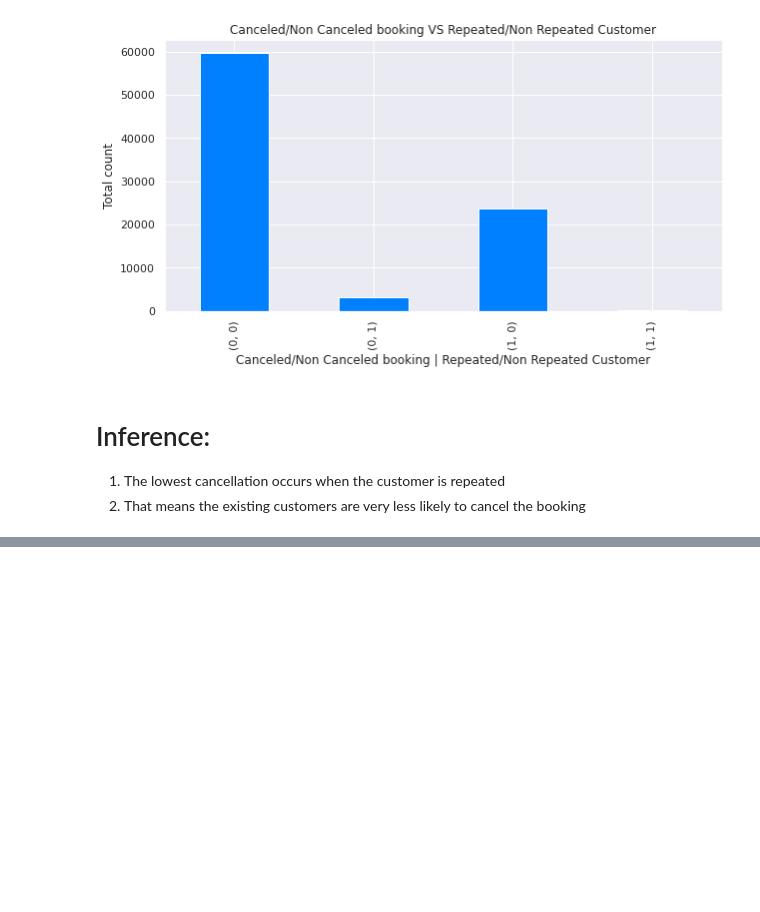
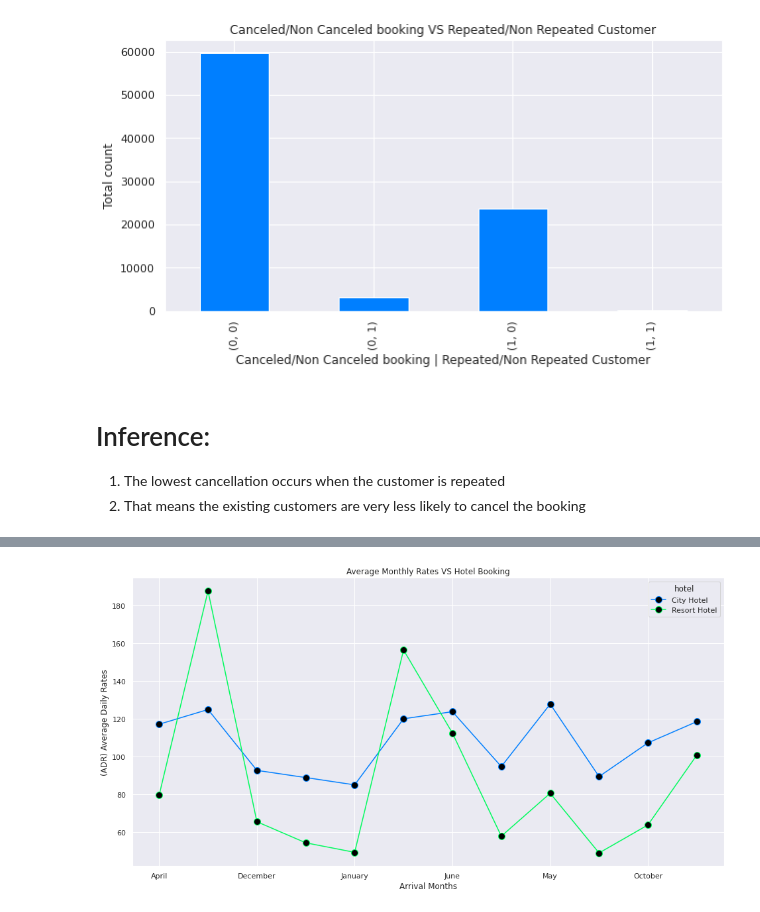
Before and after one commit to manojkb04/EDA_Hotel_Booking, a Jupyter notebook: Hotel_Booking_Analysis_Capstone_Project.ipynb, the cells around one changed output, grey strips where cells are left out. Saved outputs shown, nothing was run; the diff lists cells and outputs as text; code cells hidden in the pictures; blank space fills up the shorter version.

```diff
--- a/Hotel_Booking_Analysis_Capstone_Project.ipynb
+++ b/Hotel_Booking_Analysis_Capstone_Project.ipynb
@@ -875,0 +1036,10 @@ plt.show()
+# %%
+# Grouping the data to get the bookings occured due to average daily rate per month
+
+avg_rate_monthly_booking = data.groupby(['arrival_date_month', 'hotel'])['adr'].agg(np.mean)
+
+avg_rate_monthly_booking = avg_rate_monthly_booking.unstack()
+
+print('Booking occured as per daily average rate per month: ')
+
+avg_rate_monthly_booking
@@ -875,0 +1062,12 @@ plt.show()
+# %%
+# Ploting the lineplot to visualize the average daily rate per month
+
+avg_rate_monthly_booking.plot(kind = 'line', figsize = (16, 8), marker = '.', markersize = 20, markerfacecolor = 'black')
+
+plt.title('Average Monthly Rates VS Hotel Booking')
+plt.xlabel('Arrival Months')
+plt.ylabel('(ADR) Average Daily Rates')
+
+plt.show()
+# %% [output]
+[figure, added]
```
Also changed, not shown: parts of 23 cells of this notebook.
